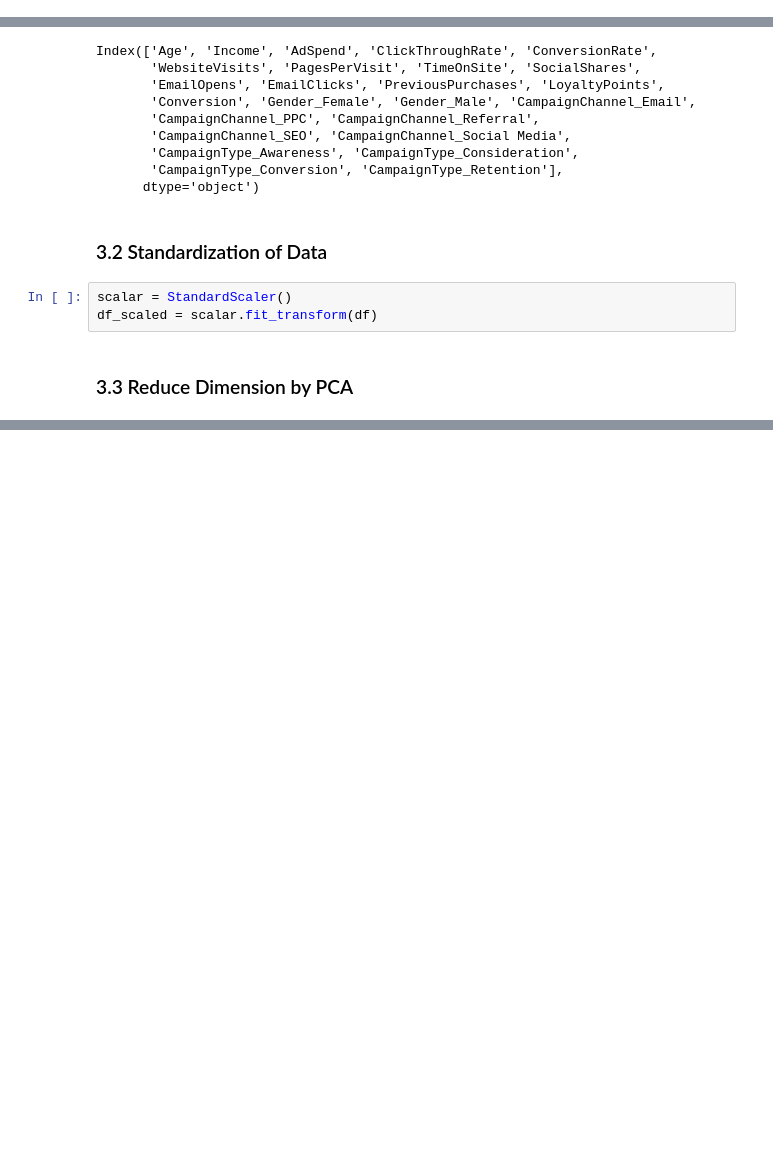
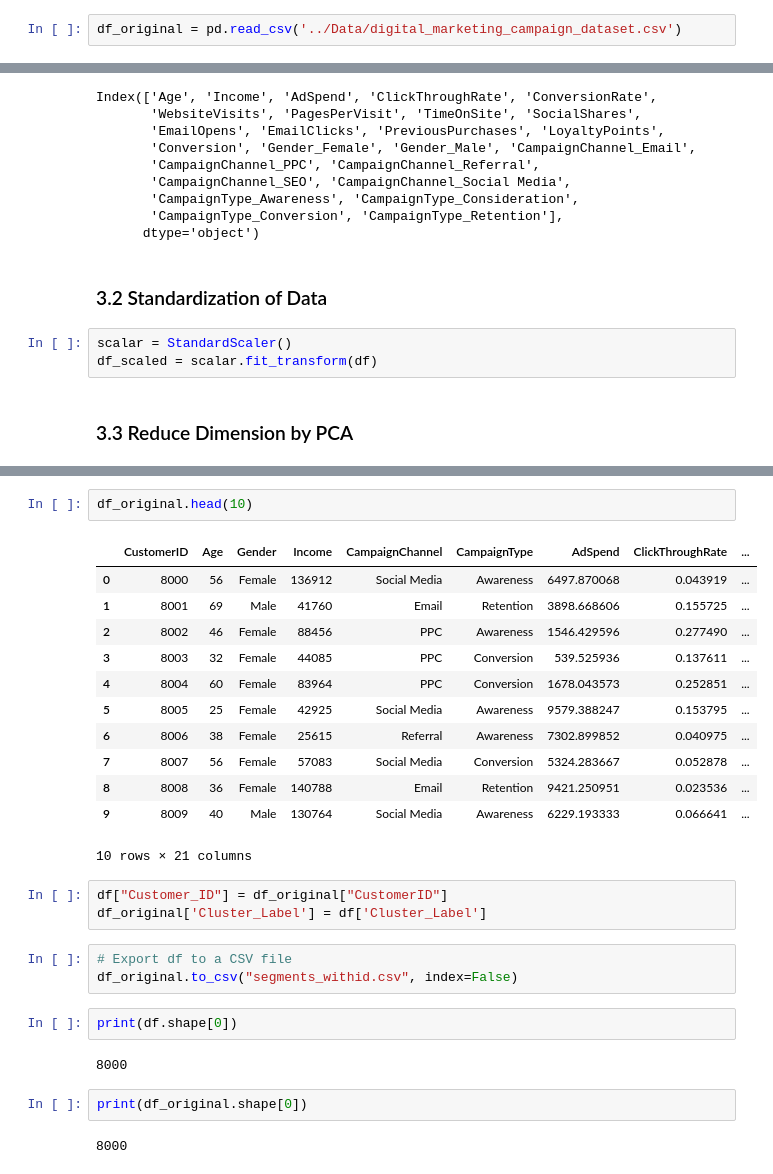
Before and after one commit to H6WU6R/DSA3101-Group-4, a Jupyter notebook: Notebooks/Segmentation_0322.ipynb, the cells around one changed output, grey strips where cells are left out. Drawn from its saved outputs; the diff is of its cells as text; blank space fills up the shorter version.

```diff
--- a/Notebooks/Segmentation_0322.ipynb
+++ b/Notebooks/Segmentation_0322.ipynb
@@ -22,6 +22,8 @@ from scipy.cluster.hierarchy import dendrogram, linkage
 from scipy.stats import zscore
 # %%
 df = pd.read_csv('../Data/digital_marketing_campaign_dataset.csv')
+# %%
+df_original = pd.read_csv('../Data/digital_marketing_campaign_dataset.csv')
 # %% [markdown]
 ## 1. EDA
 # %%
@@ -575,0 +578,29 @@ df.head(10)
+# %%
+df_original.head(10)
+# %% [output]
+|  | CustomerID | Age | Gender | Income | CampaignChannel | CampaignType | AdSpend | ClickThroughRate | ... |
+| 0 | 8000 | 56 | Female | 136912 | Social Media | Awareness | 6497.870068 | 0.043919 | ... |
+| 1 | 8001 | 69 | Male | 41760 | Email | Retention | 3898.668606 | 0.155725 | ... |
+| 2 | 8002 | 46 | Female | 88456 | PPC | Awareness | 1546.429596 | 0.277490 | ... |
+| 3 | 8003 | 32 | Female | 44085 | PPC | Conversion | 539.525936 | 0.137611 | ... |
+| 4 | 8004 | 60 | Female | 83964 | PPC | Conversion | 1678.043573 | 0.252851 | ... |
+| 5 | 8005 | 25 | Female | 42925 | Social Media | Awareness | 9579.388247 | 0.153795 | ... |
+| 6 | 8006 | 38 | Female | 25615 | Referral | Awareness | 7302.899852 | 0.040975 | ... |
+| 7 | 8007 | 56 | Female | 57083 | Social Media | Conversion | 5324.283667 | 0.052878 | ... |
+| 8 | 8008 | 36 | Female | 140788 | Email | Retention | 9421.250951 | 0.023536 | ... |
+| 9 | 8009 | 40 | Male | 130764 | Social Media | Awareness | 6229.193333 | 0.066641 | ... |
+10 rows × 21 columns
+# %%
+df["Customer_ID"] = df_original["CustomerID"]
+df_original['Cluster_Label'] = df['Cluster_Label']
+# %%
+# Export df to a CSV file
+df_original.to_csv("segments_withid.csv", index=False)
+# %%
+print(df.shape[0])
+# %% [output]
+8000
+# %%
+print(df_original.shape[0])
+# %% [output]
+8000
```
Also changed, not shown: parts of 8 cells of this notebook, 5 other files.
